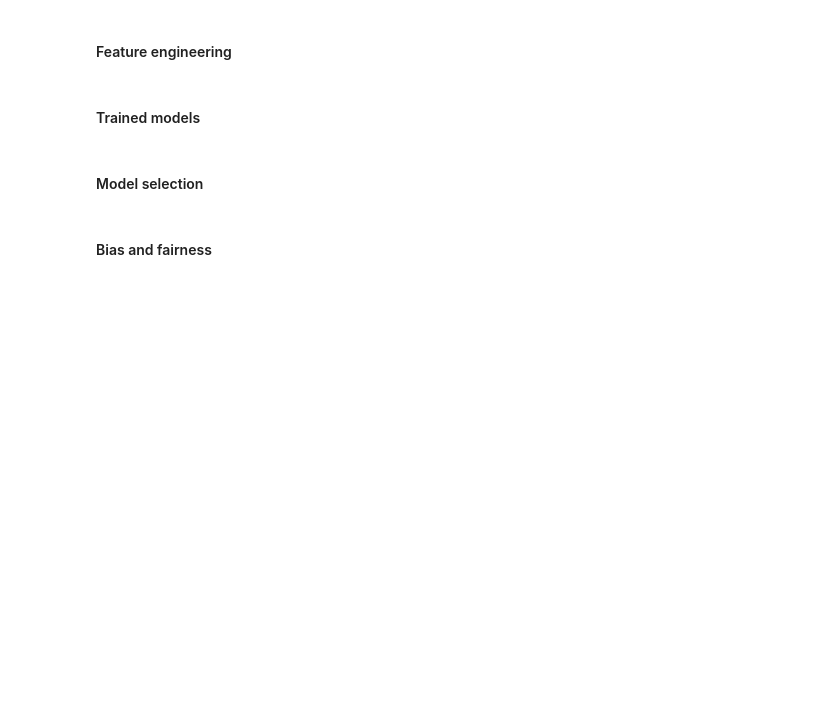
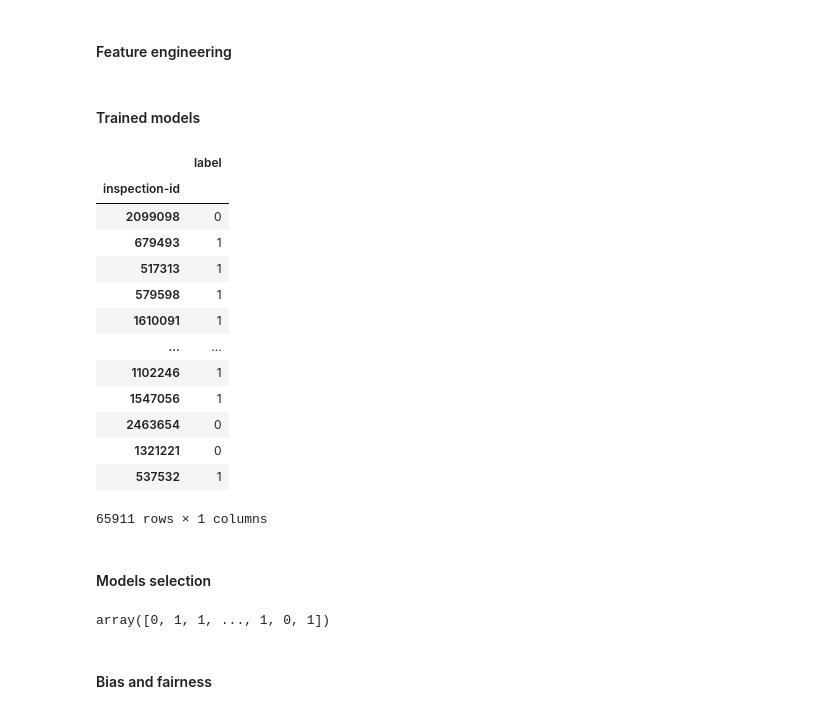
Before and after one commit to santibatte/dpa_2021, a Jupyter notebook: _robdir/rob_sandbox.ipynb, the cells around one changed output. Drawn from its saved outputs; the diff is of its cells as text; code cells hidden in the pictures; blank space fills up the shorter version.

Commit message:
running some additional tests for df-aeq

```diff
--- a/_robdir/rob_sandbox.ipynb
+++ b/_robdir/rob_sandbox.ipynb
@@ -711,8 +718,29 @@ response = s3.get_object(
 )
 # %%
 mt_results = pickle.loads(response["Body"].read())
+# %%
+dfx = mt_results["test_labels"].to_frame()
+# %%
+dfx.reset_index(inplace=True)
+# %%
+dfx
+# %% [output]
+|  | label |
+| inspection-id |  |
+| 2099098 | 0 |
+| 679493 | 1 |
+| 517313 | 1 |
+| 579598 | 1 |
+| 1610091 | 1 |
+| ... | ... |
+| 1102246 | 1 |
+| 1547056 | 1 |
+| 2463654 | 0 |
+| 1321221 | 0 |
+| 537532 | 1 |
+65911 rows × 1 columns
 # %% [markdown]
-#### Model selection
+#### Models selection
 # %%
 bucket = "data-product-architecture-equipo-9"
 key ="model_selection/"
@@ -726,6 +754,10 @@ response = s3.get_object(
 )
 # %%
 ms_results = pickle.loads(response["Body"].read())
+# %%
+ms_results["model_test_predict_labels"]
+# %% [output]
+array([0, 1, 1, ..., 1, 0, 1])
 # %% [markdown]
 #### Bias and fairness
 # %%
```
Also changed, not shown: parts of 4 cells of this notebook.
